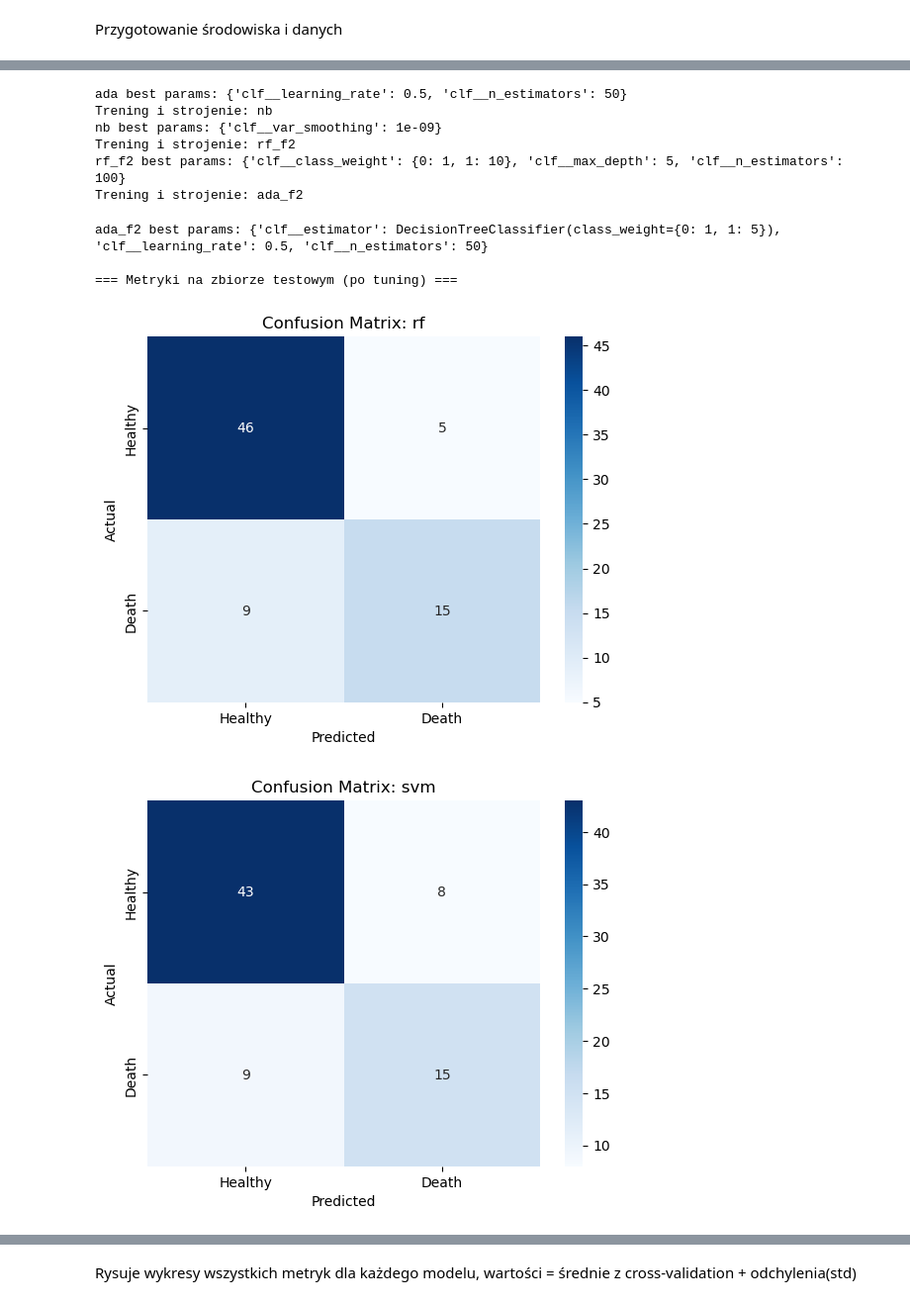
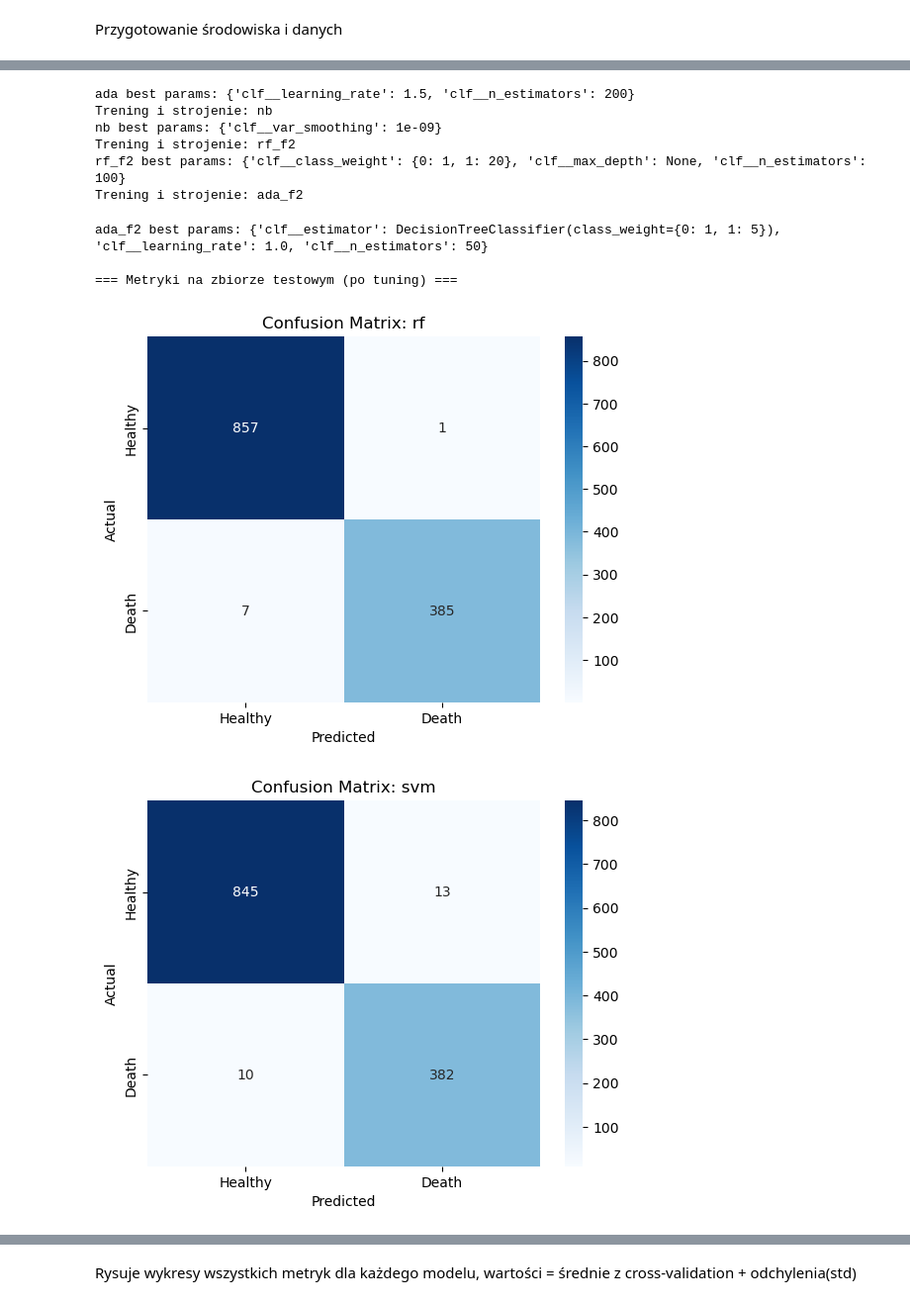
Before and after one commit to pawel491/SI_project, a Jupyter notebook: src/main.ipynb, the cells around one changed output, grey strips where cells are left out. Shown at 99% size. Cells and saved outputs as stored; diff of their text form; code cells hidden in the pictures.

Commit message:
plots actualised, data in table actualised for 1st datased

```diff
--- a/src/main.ipynb
+++ b/src/main.ipynb
@@ -192,9 +192,9 @@ Przygotowanie środowiska i danych
         plt.title(title)
         plt.show()
 # %%
-# print("=== Wyniki dla zbioru heart_1.csv ===")
-# results_df = calculations_with_tuning("../dataset/heart_1.csv")
+print("=== Wyniki dla zbioru heart_1.csv ===")
+results_df = calculations_with_tuning("../dataset/heart_1.csv")
 
-print("\n=== Wyniki dla zbioru heart_2.csv ===")
-calculations_with_tuning("../dataset/heart_2.csv")
+# print("\n=== Wyniki dla zbioru heart_2.csv ===")
+# calculations_with_tuning("../dataset/heart_2.csv")
 # %% [output]
@@ -206,12 +206,12 @@ svm best params: {'clf__C': 1, 'clf__gamma': 'scale'}
 Trening i strojenie: ada
-ada best params: {'clf__learning_rate': 0.5, 'clf__n_estimators': 50}
+ada best params: {'clf__learning_rate': 1.5, 'clf__n_estimators': 200}
 Trening i strojenie: nb
 nb best params: {'clf__var_smoothing': 1e-09}
 Trening i strojenie: rf_f2
-rf_f2 best params: {'clf__class_weight': {0: 1, 1: 10}, 'clf__max_depth': 5, 'clf__n_estimators': 100}
+rf_f2 best params: {'clf__class_weight': {0: 1, 1: 20}, 'clf__max_depth': None, 'clf__n_estimators': 100}
 Trening i strojenie: ada_f2
-ada_f2 best params: {'clf__estimator': DecisionTreeClassifier(class_weight={0: 1, 1: 5}), 'clf__learning_rate': 0.5, 'clf__n_estimators': 50}
+ada_f2 best params: {'clf__estimator': DecisionTreeClassifier(class_weight={0: 1, 1: 5}), 'clf__learning_rate': 1.0, 'clf__n_estimators': 50}
 
 === Metryki na zbiorze testowym (po tuning) ===
-[figure, old version]
+[figure, new version]
-[figure, old version]
+[figure, new version]
```
Also changed, not shown: parts of 2 cells of this notebook, 6 other files.
